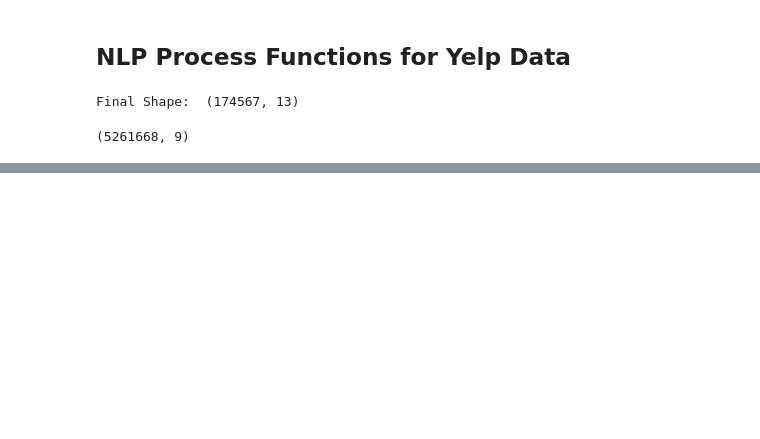
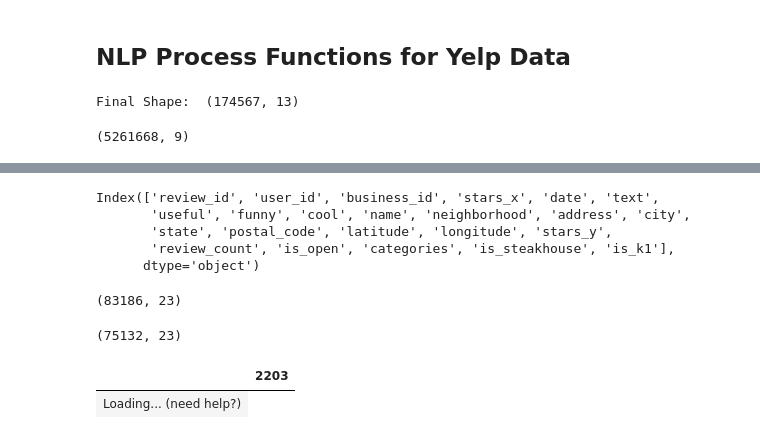
Before and after one commit to analytics-portfolio/Business-IQ-Analytics, a Jupyter notebook: notebooks/new_nlp_process.ipynb, the cells around one changed output, grey strips where cells are left out. Saved outputs shown, nothing was run; the diff lists cells and outputs as text; code cells hidden in the pictures; blank space fills up the shorter version.

```diff
--- a/notebooks/new_nlp_process.ipynb
+++ b/notebooks/new_nlp_process.ipynb
@@ -145,0 +130,12 @@ def clean_text(text):
+# %%
+reviews_steak.columns
+# %% [output]
+Index(['review_id', 'user_id', 'business_id', 'stars_x', 'date', 'text',
+       'useful', 'funny', 'cool', 'name', 'neighborhood', 'address', 'city',
+       'state', 'postal_code', 'latitude', 'longitude', 'stars_y',
+       'review_count', 'is_open', 'categories', 'is_steakhouse', 'is_k1'],
+      dtype='object')
+# %%
+reviews_steak.shape
+# %% [output]
+(83186, 23)
@@ -145,0 +144,11 @@ def clean_text(text):
+# %%
+reviews_steak.shape
+# %% [output]
+(75132, 23)
+# %%
+steakhouses = steakhouses[steakhouses['is_open']==1]
+# %%
+steakhouses.iloc[0]
+# %% [output]
+|  | 2203 |
+| Loading... (need help?) |
```
Also changed, not shown: parts of 14 cells of this notebook, 11 other files.
